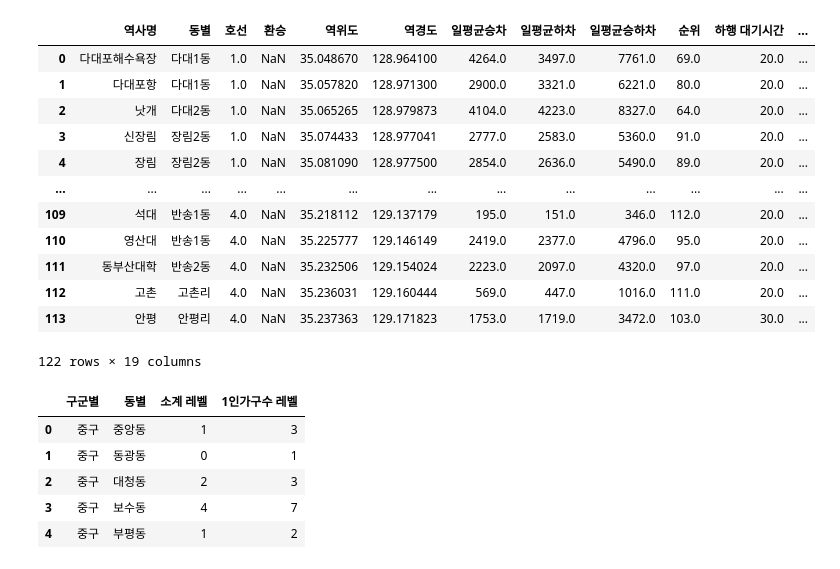
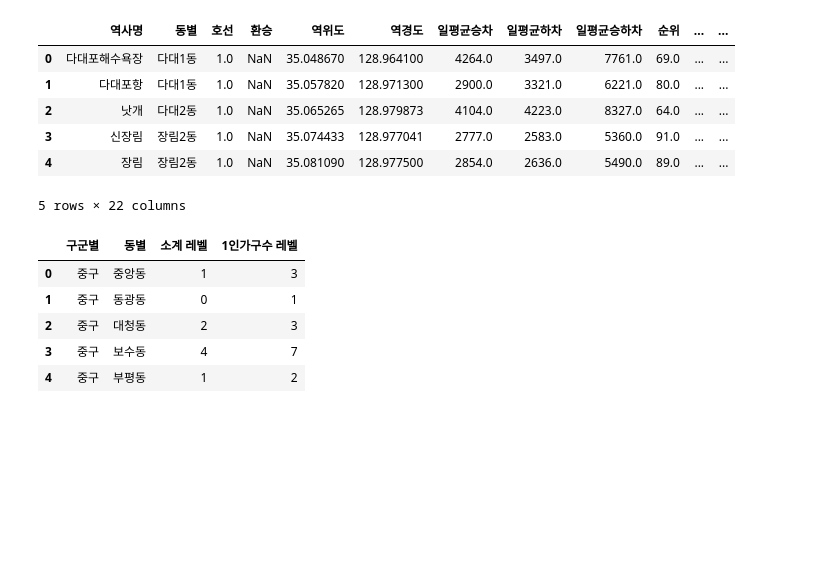
Before and after one commit to Busan-Bigdata-analysis/storage, a Jupyter notebook: handlingData/dataJoin.ipynb, the cells around one changed output. Cells and saved outputs as stored; diff of their text form; code cells hidden in the pictures; blank space fills up the shorter version.

```diff
--- a/handlingData/dataJoin.ipynb
+++ b/handlingData/dataJoin.ipynb
@@ -9,28 +24,22 @@ dir_list
 # %%
 def readfile(file_name):
     f_type = file_name.split('.')[-1]
     if f_type == 'xlsx':
         return pd.read_excel(f'../data/total_data/{file_name}',index_col=0)
     elif f_type == 'csv':
         return pd.read_csv(f'../data/total_data/{file_name}',encoding='cp949',index_col=0)
     else:
         return None
 
-readfile(dir_list[0]).head()
+readfile(dir_list[1]).head()
 # %% [output]
-|  | 역사명 | 동별 | 호선 | 환승 | 역위도 | 역경도 | 일평균승차 | 일평균하차 | 일평균승하차 | 순위 | 하행 대기시간 | ... |
-| 0 | 다대포해수욕장 | 다대1동 | 1.0 | NaN | 35.048670 | 128.964100 | 4264.0 | 3497.0 | 7761.0 | 69.0 | 20.0 | ... |
-| 1 | 다대포항 | 다대1동 | 1.0 | NaN | 35.057820 | 128.971300 | 2900.0 | 3321.0 | 6221.0 | 80.0 | 20.0 | ... |
-| 2 | 낫개 | 다대2동 | 1.0 | NaN | 35.065265 | 128.979873 | 4104.0 | 4223.0 | 8327.0 | 64.0 | 20.0 | ... |
-| 3 | 신장림 | 장림2동 | 1.0 | NaN | 35.074433 | 128.977041 | 2777.0 | 2583.0 | 5360.0 | 91.0 | 20.0 | ... |
-| 4 | 장림 | 장림2동 | 1.0 | NaN | 35.081090 | 128.977500 | 2854.0 | 2636.0 | 5490.0 | 89.0 | 20.0 | ... |
-| ... | ... | ... | ... | ... | ... | ... | ... | ... | ... | ... | ... | ... |
-| 109 | 석대 | 반송1동 | 4.0 | NaN | 35.218112 | 129.137179 | 195.0 | 151.0 | 346.0 | 112.0 | 20.0 | ... |
-| 110 | 영산대 | 반송1동 | 4.0 | NaN | 35.225777 | 129.146149 | 2419.0 | 2377.0 | 4796.0 | 95.0 | 20.0 | ... |
-| 111 | 동부산대학 | 반송2동 | 4.0 | NaN | 35.232506 | 129.154024 | 2223.0 | 2097.0 | 4320.0 | 97.0 | 20.0 | ... |
-| 112 | 고촌 | 고촌리 | 4.0 | NaN | 35.236031 | 129.160444 | 569.0 | 447.0 | 1016.0 | 111.0 | 20.0 | ... |
-| 113 | 안평 | 안평리 | 4.0 | NaN | 35.237363 | 129.171823 | 1753.0 | 1719.0 | 3472.0 | 103.0 | 30.0 | ... |
+|  | 역사명 | 동별 | 호선 | 환승 | 역위도 | 역경도 | 일평균승차 | 일평균하차 | 일평균승하차 | 순위 | ... | ... |
+| 0 | 다대포해수욕장 | 다대1동 | 1.0 | NaN | 35.048670 | 128.964100 | 4264.0 | 3497.0 | 7761.0 | 69.0 | ... | ... |
+| 1 | 다대포항 | 다대1동 | 1.0 | NaN | 35.057820 | 128.971300 | 2900.0 | 3321.0 | 6221.0 | 80.0 | ... | ... |
+| 2 | 낫개 | 다대2동 | 1.0 | NaN | 35.065265 | 128.979873 | 4104.0 | 4223.0 | 8327.0 | 64.0 | ... | ... |
+| 3 | 신장림 | 장림2동 | 1.0 | NaN | 35.074433 | 128.977041 | 2777.0 | 2583.0 | 5360.0 | 91.0 | ... | ... |
+| 4 | 장림 | 장림2동 | 1.0 | NaN | 35.081090 | 128.977500 | 2854.0 | 2636.0 | 5490.0 | 89.0 | ... | ... |
-122 rows × 19 columns
+5 rows × 22 columns
 # %%
 dong_data = readfile(dir_list[0])
 dong_store = readfile(dir_list[-1])
```
Also changed, not shown: parts of 9 cells of this notebook.
